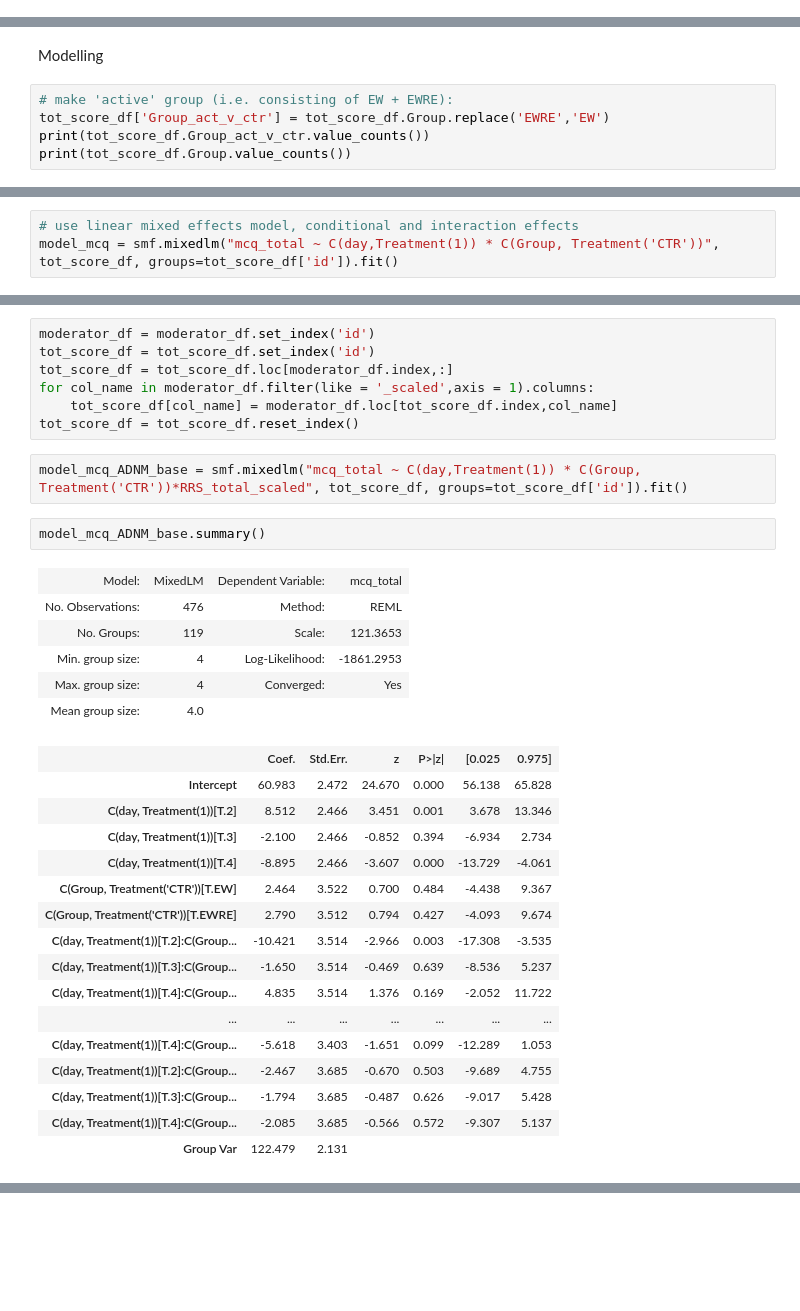
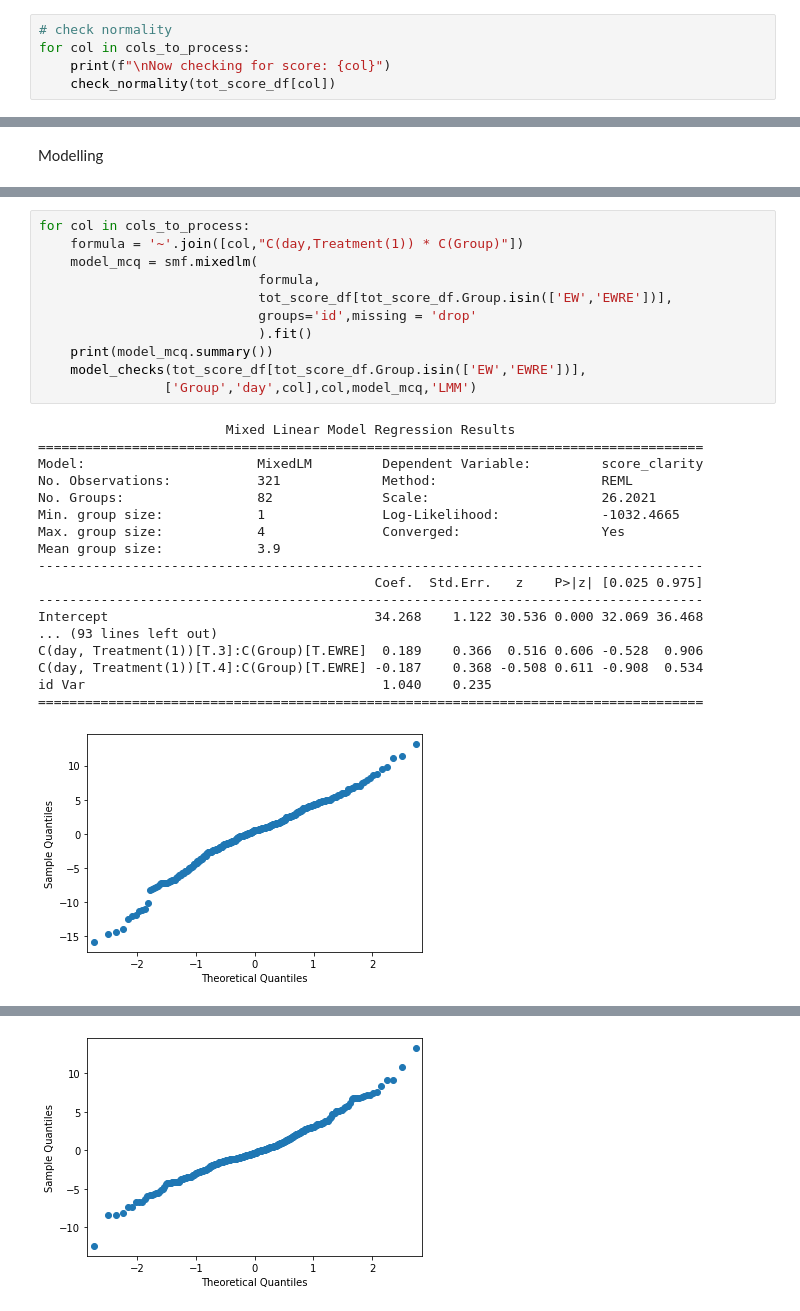
Before and after one commit to lucia-lux/EW_analysis, a Jupyter notebook: MCQ_analysis.ipynb, the cells around one changed output, grey strips where cells are left out. Saved outputs shown, nothing was run; the diff lists cells and outputs as text; blank space fills up the shorter version.

```diff
--- a/MCQ_analysis.ipynb
+++ b/MCQ_analysis.ipynb
@@ -209,0 +317,5 @@ check_normality(tot_score_df.mcq_total)
+# %%
+# check normality
+for col in cols_to_process:
+    print(f"\nNow checking for score: {col}")
+    check_normality(tot_score_df[col])
@@ -210,7 +340,2 @@ check_normality(tot_score_df.mcq_total)
 # %% [markdown]
 Modelling
-# %%
-# make 'active' group (i.e. consisting of EW + EWRE):
-tot_score_df['Group_act_v_ctr'] = tot_score_df.Group.replace('EWRE','EW')
-print(tot_score_df.Group_act_v_ctr.value_counts())
-print(tot_score_df.Group.value_counts())
@@ -225,3 +341,0 @@ Name: Group, dtype: int64
-# %%
-# use linear mixed effects model, conditional and interaction effects
-model_mcq = smf.mixedlm("mcq_total ~ C(day,Treatment(1)) * C(Group, Treatment('CTR'))", tot_score_df, groups=tot_score_df['id']).fit()
@@ -262,34 +342,30 @@ print(moderator_df.head())
-# %%
-moderator_df = moderator_df.set_index('id')
-tot_score_df = tot_score_df.set_index('id')
-tot_score_df = tot_score_df.loc[moderator_df.index,:]
-for col_name in moderator_df.filter(like = '_scaled',axis = 1).columns:
-    tot_score_df[col_name] = moderator_df.loc[tot_score_df.index,col_name]
-tot_score_df = tot_score_df.reset_index()
-# %%
-model_mcq_ADNM_base = smf.mixedlm("mcq_total ~ C(day,Treatment(1)) * C(Group, Treatment('CTR'))*RRS_total_scaled", tot_score_df, groups=tot_score_df['id']).fit()
-# %%
-model_mcq_ADNM_base.summary()
-# %% [output]
-| Model: | MixedLM | Dependent Variable: | mcq_total |
-| No. Observations: | 476 | Method: | REML |
-| No. Groups: | 119 | Scale: | 121.3653 |
-| Min. group size: | 4 | Log-Likelihood: | -1861.2953 |
-| Max. group size: | 4 | Converged: | Yes |
-| Mean group size: | 4.0 |  |  |
-|  | Coef. | Std.Err. | z | P>|z| | [0.025 | 0.975] |
-| Intercept | 60.983 | 2.472 | 24.670 | 0.000 | 56.138 | 65.828 |
-| C(day, Treatment(1))[T.2] | 8.512 | 2.466 | 3.451 | 0.001 | 3.678 | 13.346 |
-| C(day, Treatment(1))[T.3] | -2.100 | 2.466 | -0.852 | 0.394 | -6.934 | 2.734 |
-| C(day, Treatment(1))[T.4] | -8.895 | 2.466 | -3.607 | 0.000 | -13.729 | -4.061 |
-| C(Group, Treatment('CTR'))[T.EW] | 2.464 | 3.522 | 0.700 | 0.484 | -4.438 | 9.367 |
-| C(Group, Treatment('CTR'))[T.EWRE] | 2.790 | 3.512 | 0.794 | 0.427 | -4.093 | 9.674 |
-| C(day, Treatment(1))[T.2]:C(Group... | -10.421 | 3.514 | -2.966 | 0.003 | -17.308 | -3.535 |
-| C(day, Treatment(1))[T.3]:C(Group... | -1.650 | 3.514 | -0.469 | 0.639 | -8.536 | 5.237 |
-| C(day, Treatment(1))[T.4]:C(Group... | 4.835 | 3.514 | 1.376 | 0.169 | -2.052 | 11.722 |
-| ... | ... | ... | ... | ... | ... | ... |
-| C(day, Treatment(1))[T.4]:C(Group... | -5.618 | 3.403 | -1.651 | 0.099 | -12.289 | 1.053 |
-| C(day, Treatment(1))[T.2]:C(Group... | -2.467 | 3.685 | -0.670 | 0.503 | -9.689 | 4.755 |
-| C(day, Treatment(1))[T.3]:C(Group... | -1.794 | 3.685 | -0.487 | 0.626 | -9.017 | 5.428 |
-| C(day, Treatment(1))[T.4]:C(Group... | -2.085 | 3.685 | -0.566 | 0.572 | -9.307 | 5.137 |
-| Group Var | 122.479 | 2.131 |  |  |  |  |
+# %%
+for col in cols_to_process:
+    formula = '~'.join([col,"C(day,Treatment(1)) * C(Group)"])
+    model_mcq = smf.mixedlm(
+                            formula,
+                            tot_score_df[tot_score_df.Group.isin(['EW','EWRE'])],
+                            groups='id',missing = 'drop'
+                            ).fit()
+    print(model_mcq.summary())
+    model_checks(tot_score_df[tot_score_df.Group.isin(['EW','EWRE'])],
+                ['Group','day',col],col,model_mcq,'LMM')
+# %% [output]
+                        Mixed Linear Model Regression Results
+=====================================================================================
+Model:                      MixedLM         Dependent Variable:         score_clarity
+No. Observations:           321             Method:                     REML
+No. Groups:                 82              Scale:                      26.2021
+Min. group size:            1               Log-Likelihood:             -1032.4665
+Max. group size:            4               Converged:                  Yes
+Mean group size:            3.9
+-------------------------------------------------------------------------------------
+                                           Coef.  Std.Err.   z    P>|z| [0.025 0.975]
+-------------------------------------------------------------------------------------
+Intercept                                  34.268    1.122 30.536 0.000 32.069 36.468
+... (93 lines left out)
+C(day, Treatment(1))[T.3]:C(Group)[T.EWRE]  0.189    0.366  0.516 0.606 -0.528  0.906
+C(day, Treatment(1))[T.4]:C(Group)[T.EWRE] -0.187    0.368 -0.508 0.611 -0.908  0.534
+id Var                                      1.040    0.235
+=====================================================================================
+[figure, added]
@@ -295,0 +373 @@ model_mcq_ADNM_base.summary()
+[figure, added]
```
Also changed, not shown: parts of 24 cells of this notebook, 20 other files.
